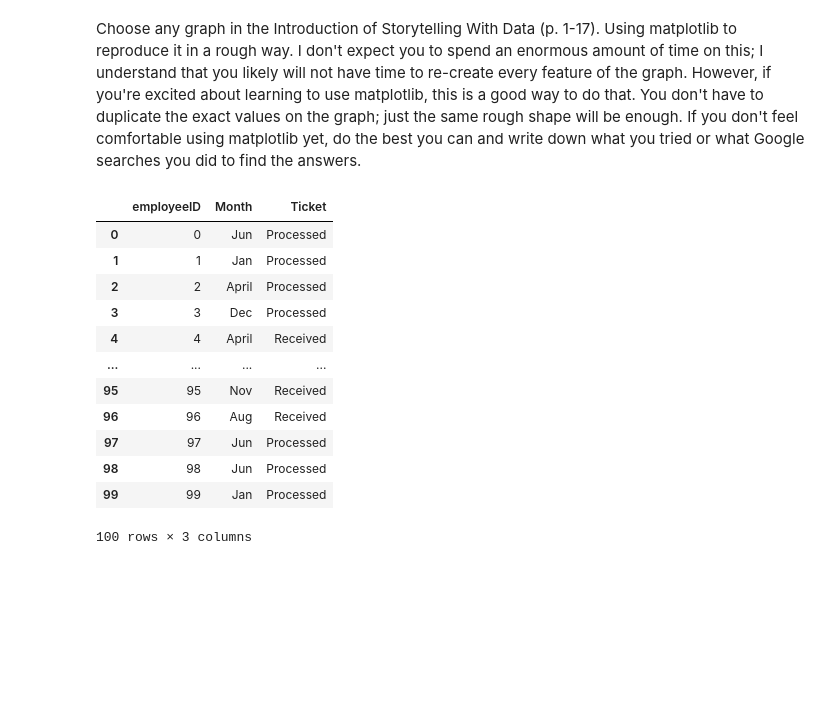
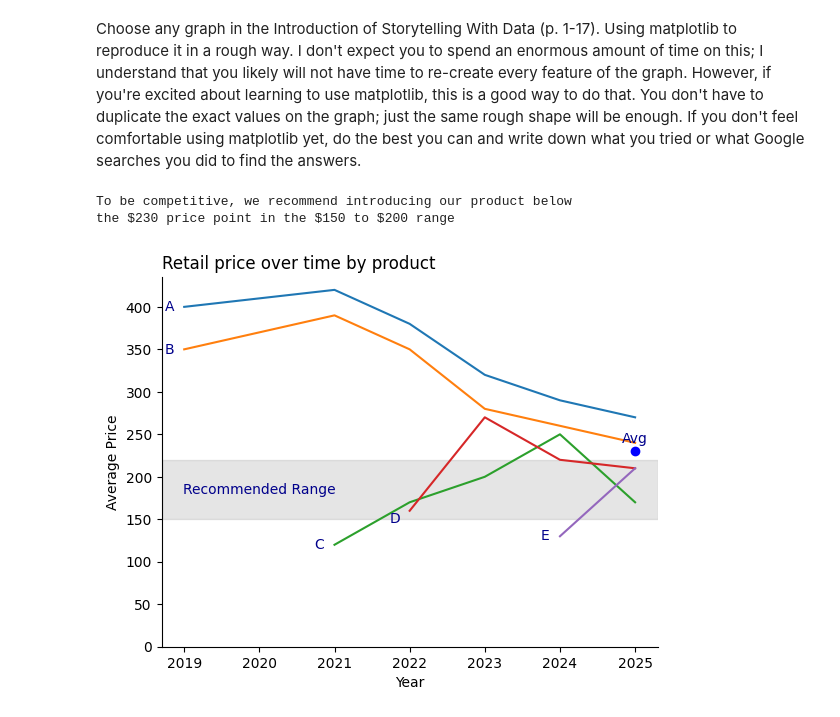
Before and after one commit to Jbaner/Module-B-semester-2, a Jupyter notebook: Week1.ipynb, the cells around one changed output. Drawn from its saved outputs; the diff is of its cells as text; code cells hidden in the pictures; blank space fills up the shorter version.

```diff
--- a/Week1.ipynb
+++ b/Week1.ipynb
@@ -596,25 +598,53 @@ plt.show()
 # %% [markdown]
 Choose any graph in the Introduction of Storytelling With Data (p. 1-17).  Using matplotlib to reproduce it in a rough way.  I don't expect you to spend an enormous amount of time on this; I understand that you likely will not have time to re-create every feature of the graph.  However, if you're excited about learning to use matplotlib, this is a good way to do that.  You don't have to duplicate the exact values on the graph; just the same rough shape will be enough.  If you don't feel comfortable using matplotlib yet, do the best you can and write down what you tried or what Google searches you did to find the answers.
 # %%
-#Generating Data for Figure 0.3 Example 1 (after storytelling with data)
-num_employee = 100
-np.random.seed(0)
-df_hire = pd.DataFrame(columns = ["employeeID"])
-df_hire["employeeID"] = [str(x) for x in np.arange(num_employee)]
-df_hire["Month"] = np.random.choice(["Jan", "Feb", "March", "April", " May", "Jun","Jul","Aug","Sep","Oct","Nov","Dec"], size = num_employee)
-df_hire["Ticket"] = np.random.choice(["Received","Processed"], size = num_employee)
-df_hire
+from matplotlib.ticker import FuncFormatter
+#Generating Data for Figure 0.7 Example 3 (Introduction: Storytelling with data)
+
+#dataset
+df_sale=pd.DataFrame(columns = ["Year"])
+df_sale["Year"] = [2019,2020,2021,2022,2023,2024,2025]
+df_sale["A"] = [400,410,420, 380, 320, 290, 270 ]
+df_sale["B"] = [350,370,390, 350, 280, 260, 240 ]
+df_sale["C"] = [0,0,120, 170, 200, 250, 170 ]
+df_sale["D"] = [0,0,0, 160, 270, 220, 210 ]
+df_sale["E"] = [0,0,0, 0, 0, 130, 210 ]
+
+#replacing 0 values with nan for clear visualization
+df_sale=df_sale.replace(0,np.nan)
+
+#ploting the sale trends
+df_sale.set_index("Year").plot()
+plt.ylabel("Average Price")
+plt.title("Retail price over time by product", loc="left")
+plt.legend().set_visible(False)
+
+
+#fix y axis start to 0
+plt.ylim(bottom=0)
+
+
+#to remove right and top spines as shown in the book
+ax=plt.gca()
+ax.spines["right"].set_visible(False)
+ax.spines["top"].set_visible(False)
+
+#Adding legends directly inside the charts as shown in the book
+ax.text(2018.8, 400,"A", ha="center",va="center", color="darkblue")
+ax.text(2018.8, 350,"B", ha="center",va="center", color="darkblue")
+ax.text(2020.8, 120,"C", ha="center",va="center", color="darkblue")
+ax.text(2021.8, 150,"D", ha="center",va="center", color="darkblue")
+ax.text(2023.8, 130,"E", ha="center",va="center", color="darkblue")
+
+#add an average point as shown in the book
+ax.scatter(2025,230, color="blue")
+ax.text(2025, 245,"Avg", ha="center",va="center", color="darkblue" )
+#recommended range threshold as shown in the book
+ax.axhspan(150, 220, color="gray", alpha=0.2)
+ax.text(2020, 185,"Recommended Range", ha="center",va="center", color="darkblue")
+#Adding a recommendation note as shown in the book
+print("To be competitive, we recommend introducing our product below \nthe $230 price point in the $150 to $200 range\n")
 # %% [output]
-|  | employeeID | Month | Ticket |
-| 0 | 0 | Jun | Processed |
-| 1 | 1 | Jan | Processed |
-| 2 | 2 | April | Processed |
-| 3 | 3 | Dec | Processed |
-| 4 | 4 | April | Received |
-| ... | ... | ... | ... |
-| 95 | 95 | Nov | Received |
-| 96 | 96 | Aug | Received |
-| 97 | 97 | Jun | Processed |
-| 98 | 98 | Jun | Processed |
-| 99 | 99 | Jan | Processed |
-100 rows × 3 columns
+To be competitive, we recommend introducing our product below
+the $230 price point in the $150 to $200 range
+[figure, added]
```
Also changed, not shown: parts of 2 cells of this notebook.
